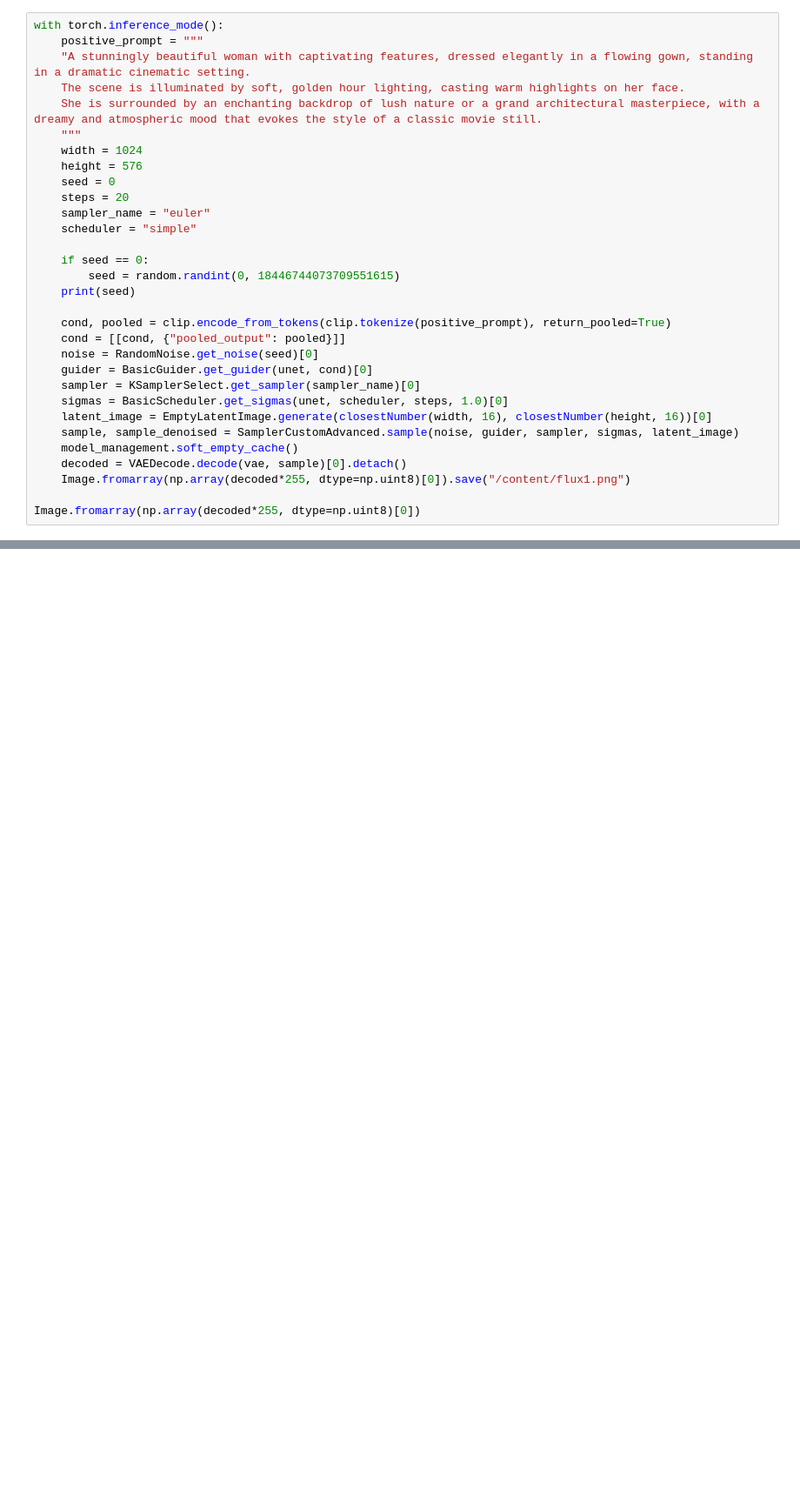
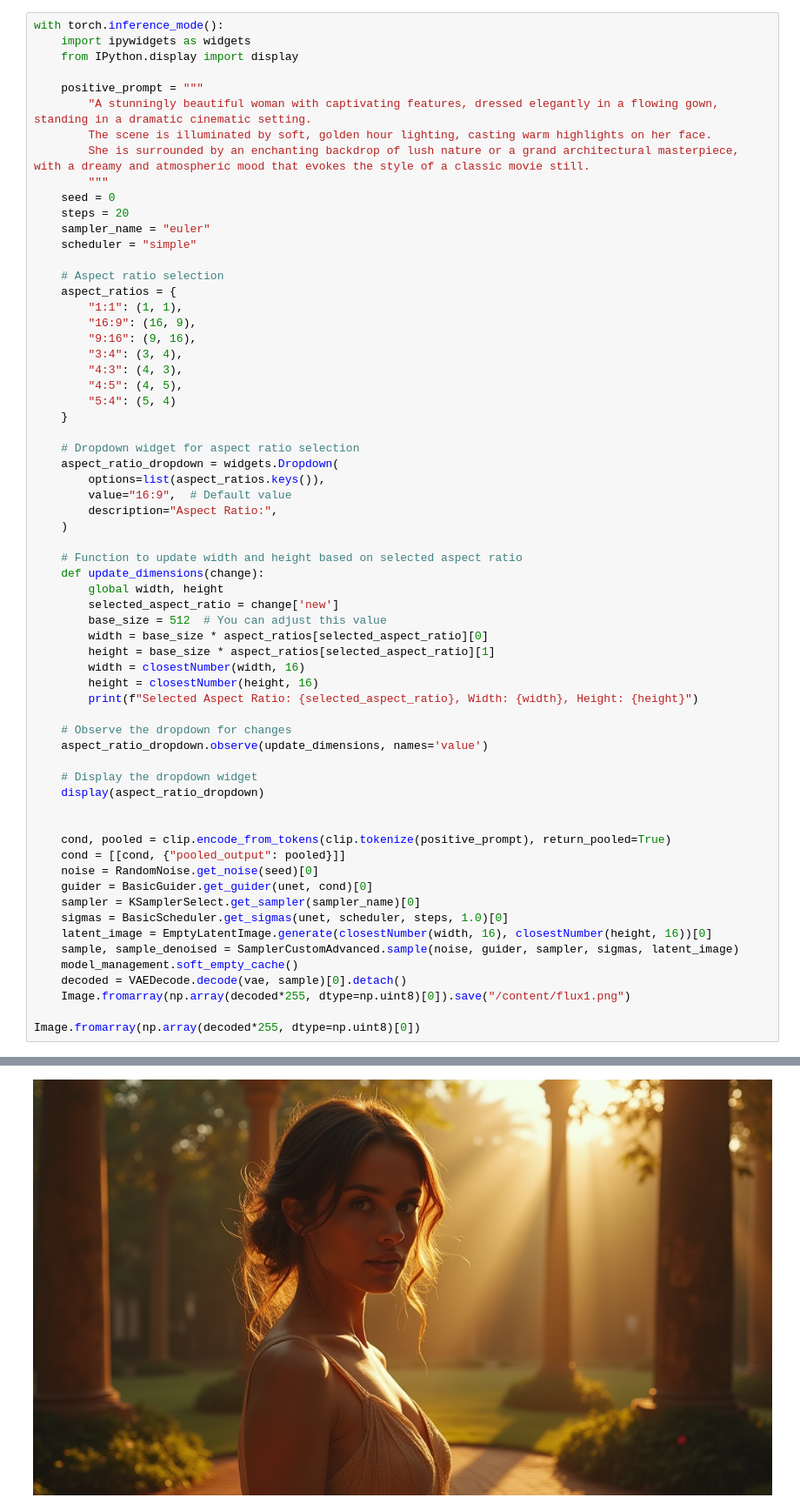
Before and after one commit to thanh-abaii/linh_tinh, a Jupyter notebook: flux_1_dev_jupyter.ipynb, the cells around one changed output, grey strips where cells are left out. Shown at 87% size. Cells and saved outputs as stored; diff of their text form; blank space fills up the shorter version.

```diff
--- a/flux_1_dev_jupyter.ipynb
+++ b/flux_1_dev_jupyter.ipynb
@@ -98,21 +98,54 @@ Image.fromarray(np.array(decoded*255, dtype=np.uint8)[0])
 [figure]
 # %%
 with torch.inference_mode():
+    import ipywidgets as widgets
+    from IPython.display import display
+
     positive_prompt = """
-    "A stunningly beautiful woman with captivating features, dressed elegantly in a flowing gown, standing in a dramatic cinematic setting.
-    The scene is illuminated by soft, golden hour lighting, casting warm highlights on her face.
-    She is surrounded by an enchanting backdrop of lush nature or a grand architectural masterpiece, with a dreamy and atmospheric mood that evokes the style of a classic movie still.
-    """
-    width = 1024
-    height = 576
+        "A stunningly beautiful woman with captivating features, dressed elegantly in a flowing gown, standing in a dramatic cinematic setting.
+        The scene is illuminated by soft, golden hour lighting, casting warm highlights on her face.
+        She is surrounded by an enchanting backdrop of lush nature or a grand architectural masterpiece, with a dreamy and atmospheric mood that evokes the style of a classic movie still.
+        """
     seed = 0
     steps = 20
     sampler_name = "euler"
     scheduler = "simple"
 
-    if seed == 0:
-        seed = random.randint(0, 18446744073709551615)
-    print(seed)
+    # Aspect ratio selection
+    aspect_ratios = {
+        "1:1": (1, 1),
+        "16:9": (16, 9),
+        "9:16": (9, 16),
+        "3:4": (3, 4),
+        "4:3": (4, 3),
+        "4:5": (4, 5),
+        "5:4": (5, 4)
+    }
+
+    # Dropdown widget for aspect ratio selection
+    aspect_ratio_dropdown = widgets.Dropdown(
+        options=list(aspect_ratios.keys()),
+        value="16:9",  # Default value
+        description="Aspect Ratio:",
+    )
+
+    # Function to update width and height based on selected aspect ratio
+    def update_dimensions(change):
+        global width, height
+        selected_aspect_ratio = change['new']
+        base_size = 512  # You can adjust this value
+        width = base_size * aspect_ratios[selected_aspect_ratio][0]
+        height = base_size * aspect_ratios[selected_aspect_ratio][1]
+        width = closestNumber(width, 16)
+        height = closestNumber(height, 16)
+        print(f"Selected Aspect Ratio: {selected_aspect_ratio}, Width: {width}, Height: {height}")
+
+    # Observe the dropdown for changes
+    aspect_ratio_dropdown.observe(update_dimensions, names='value')
+
+    # Display the dropdown widget
+    display(aspect_ratio_dropdown)
+
 
     cond, pooled = clip.encode_from_tokens(clip.tokenize(positive_prompt), return_pooled=True)
     cond = [[cond, {"pooled_output": pooled}]]
@@ -131,0 +165 @@ Image.fromarray(np.array(decoded*255, dtype=np.uint8)[0])
+[figure, added]
```
Also changed, not shown: parts of 3 cells of this notebook.
